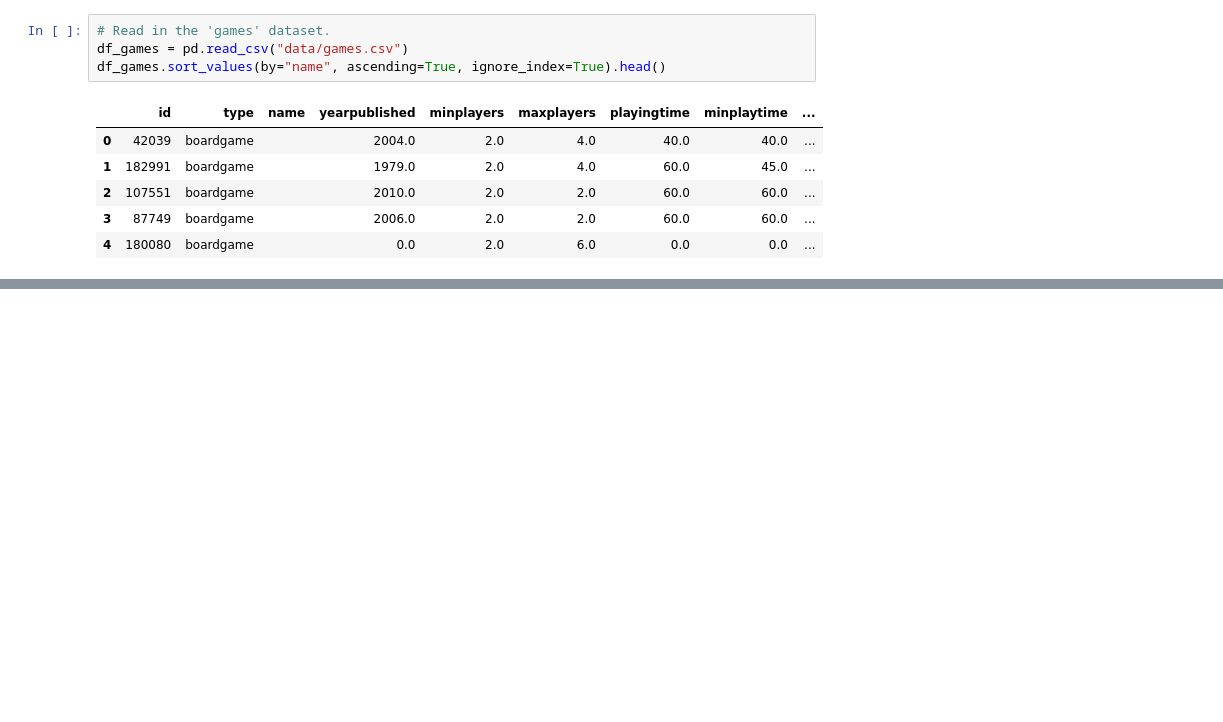
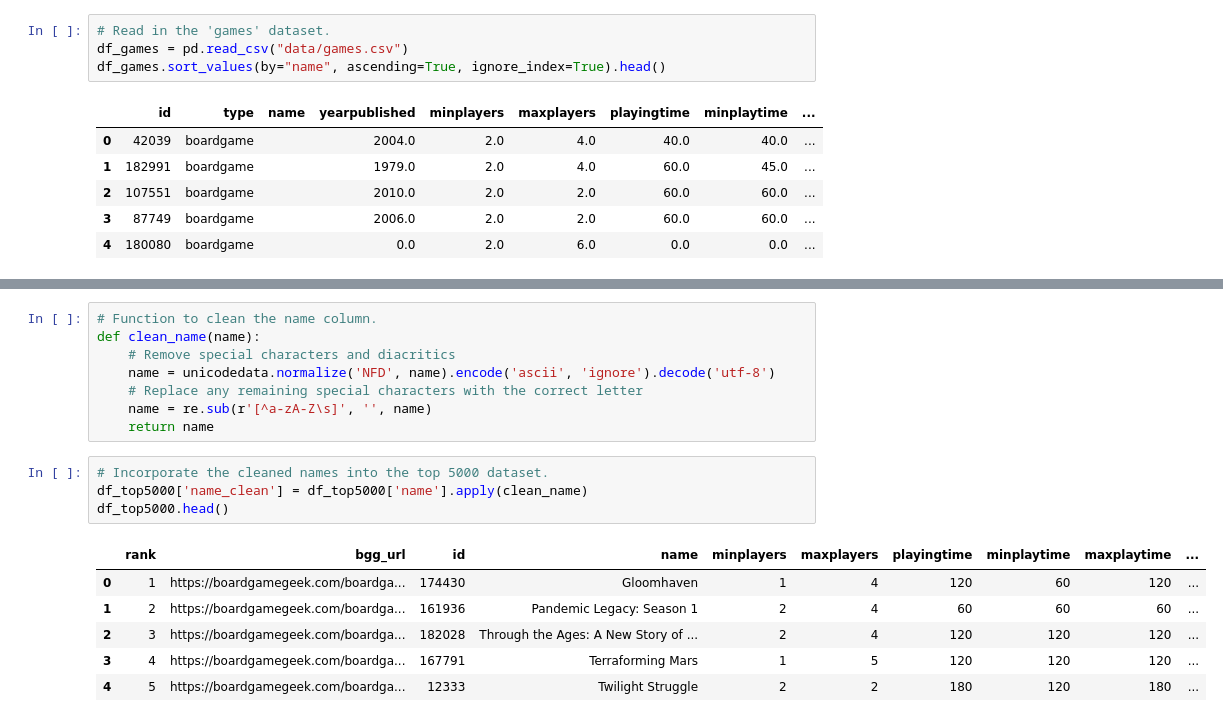
Before and after one commit to abinormal129/SMU_Bootcamp_2023_Project_4_Group_3_Board_Games, a Jupyter notebook: Project_4_Group_3_The_Data_Ludologists_notebook.ipynb, the cells around one changed output, grey strips where cells are left out. Cells and saved outputs as stored; diff of their text form; blank space fills up the shorter version.

```diff
--- a/Project_4_Group_3_The_Data_Ludologists_notebook.ipynb
+++ b/Project_4_Group_3_The_Data_Ludologists_notebook.ipynb
@@ -106 +190,20 @@ df_top5000.sort_values(by="names", ascending=True, ignore_index=True).head()
+# %%
+# Function to clean the name column.
+def clean_name(name):
+    # Remove special characters and diacritics
+    name = unicodedata.normalize('NFD', name).encode('ascii', 'ignore').decode('utf-8')
+    # Replace any remaining special characters with the correct letter
+    name = re.sub(r'[^a-zA-Z\s]', '', name)
+    return name
+# %%
+# Incorporate the cleaned names into the top 5000 dataset.
+df_top5000['name_clean'] = df_top5000['name'].apply(clean_name)
+df_top5000.head()
+# %% [output]
+|  | rank | bgg_url | id | name | minplayers | maxplayers | playingtime | minplaytime | maxplaytime | ... |
+| 0 | 1 | https://boardgamegeek.com/boardga... | 174430 | Gloomhaven | 1 | 4 | 120 | 60 | 120 | ... |
+| 1 | 2 | https://boardgamegeek.com/boardga... | 161936 | Pandemic Legacy: Season 1 | 2 | 4 | 60 | 60 | 60 | ... |
+| 2 | 3 | https://boardgamegeek.com/boardga... | 182028 | Through the Ages: A New Story of ... | 2 | 4 | 120 | 120 | 120 | ... |
+| 3 | 4 | https://boardgamegeek.com/boardga... | 167791 | Terraforming Mars | 1 | 5 | 120 | 120 | 120 | ... |
+| 4 | 5 | https://boardgamegeek.com/boardga... | 12333 | Twilight Struggle | 2 | 2 | 180 | 120 | 180 | ... |
 # %%
```
Also changed, not shown: parts of 28 cells of this notebook, 3 other files.
